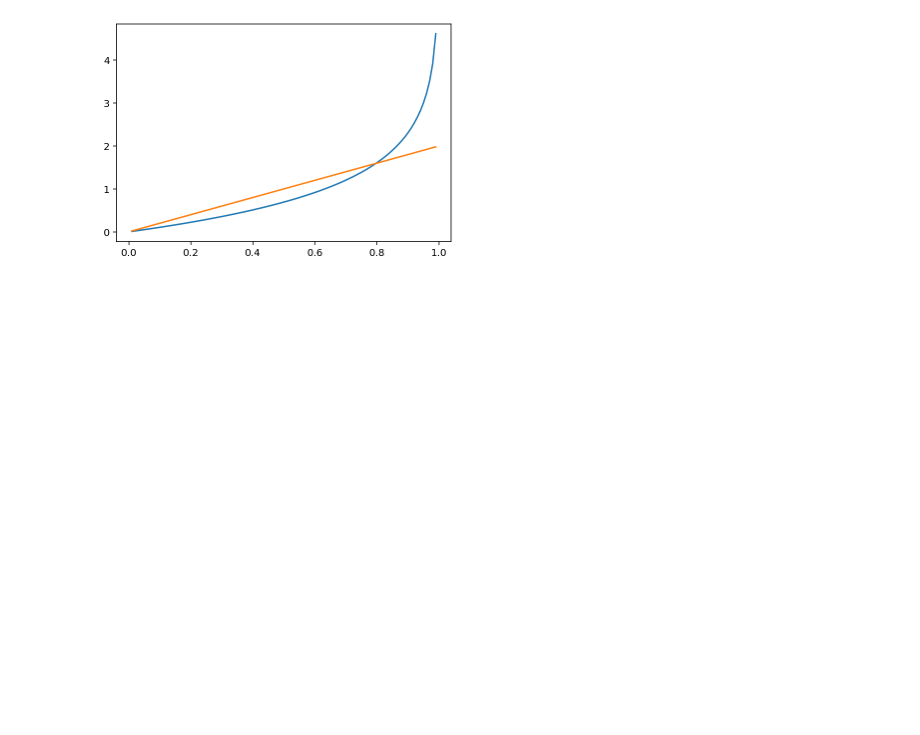
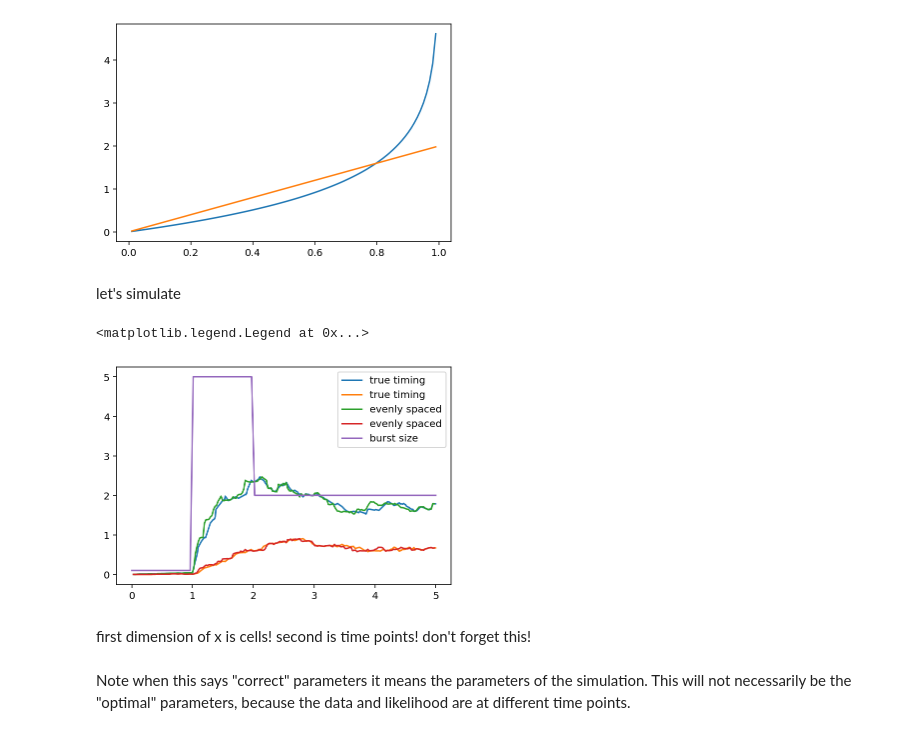
Before and after one commit to pachterlab/GVP_2023, a Jupyter notebook: gg230119_reactors.ipynb, the cells around one changed output. Saved outputs shown, nothing was run; the diff lists cells and outputs as text; code cells hidden in the pictures; blank space fills up the shorter version.

```diff
--- a/gg230119_reactors.ipynb
+++ b/gg230119_reactors.ipynb
@@ -604,3 +529,48 @@ plt.plot(x,t_uni)
 [figure]
 # %%
 # t
+# %% [markdown]
+let's simulate
+# %%
+T = 5
+n_cells = 200
+uni_reactor = scipy.stats.uniform(0,T)
+x = np.linspace(0,1,n_cells+2)[1:-1]
+t_uni_quant = uni_reactor.ppf(x)
+t_uni_sim = np.sort(uni_reactor.rvs(n_cells))
+# %%
+N = 1
+K_val = []
+k=1
+beta = 1.2
+gamma = 3.14
+n = 2
+A_val =[[0,1,k]]
+beta_val = [[1,2,beta]]
+gamma_val = [[2,gamma]]
+
+switch_times = [0,1,2]
+burst_size_values = [1e-1,5,2]
+
+burst_size_time_dep = lambda t: burst_size_time_dep_fun(t,switch_times,burst_size_values)
+
+
+initcond = [['thermalized'],
+            ['deterministic',0],
+            ['deterministic',0]]
+t_arr,samples,H,A,C,init_state_prob,burst_events = nondelay_wrapper(N,n,K_val,A_val,burst_size_time_dep,beta_val,gamma_val,initcond,simulation_time=5,number_of_cells=n_cells,t_arr = t_uni_sim)
+# %%
+t = np.linspace(0,T,100)
+b_ = np.asarray([burst_size_time_dep(t_) for t_ in t])
+# %%
+X = samples[:,:,1:].astype(int)
+# %%
+plt.plot(t_arr,X.mean(0),label='true timing')
+plt.plot(t_uni_quant,X.mean(0),label='evenly spaced')
+plt.plot(t,b_,label='burst size')
+plt.legend()
+# %% [output]
+<matplotlib.legend.Legend at 0x...>
+[figure, added]
+# %% [markdown]
+first dimension of x is cells! second is time points! don't forget this!
@@ -606,0 +622,2 @@ plt.plot(x,t_uni)
+# %% [markdown]
+Note when this says "correct" parameters it means the parameters of the simulation. This will not necessarily be the "optimal" parameters, because the data and likelihood are at different time points.
```
Also changed, not shown: parts of 28 cells of this notebook.
